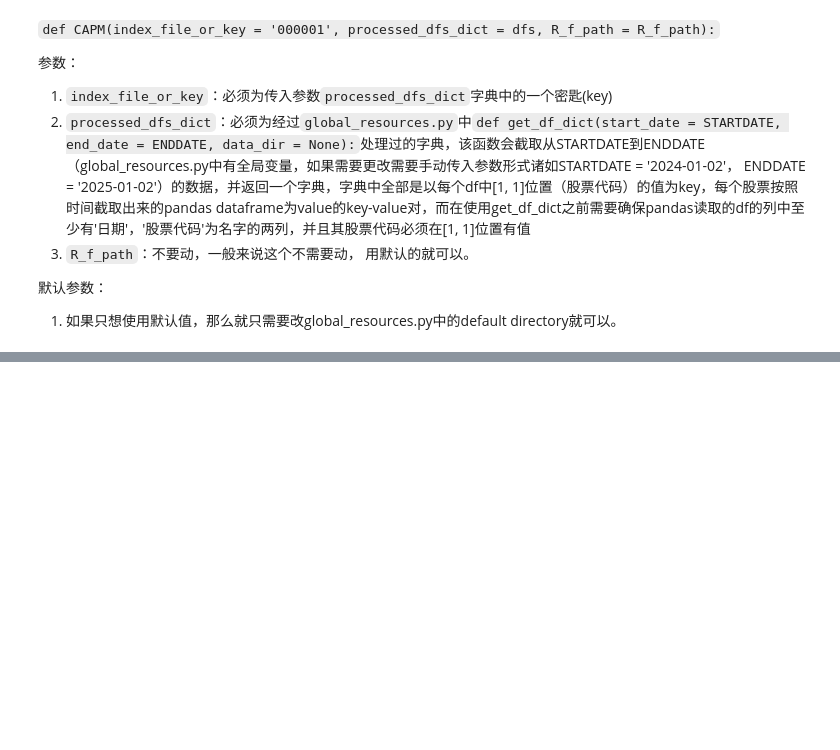
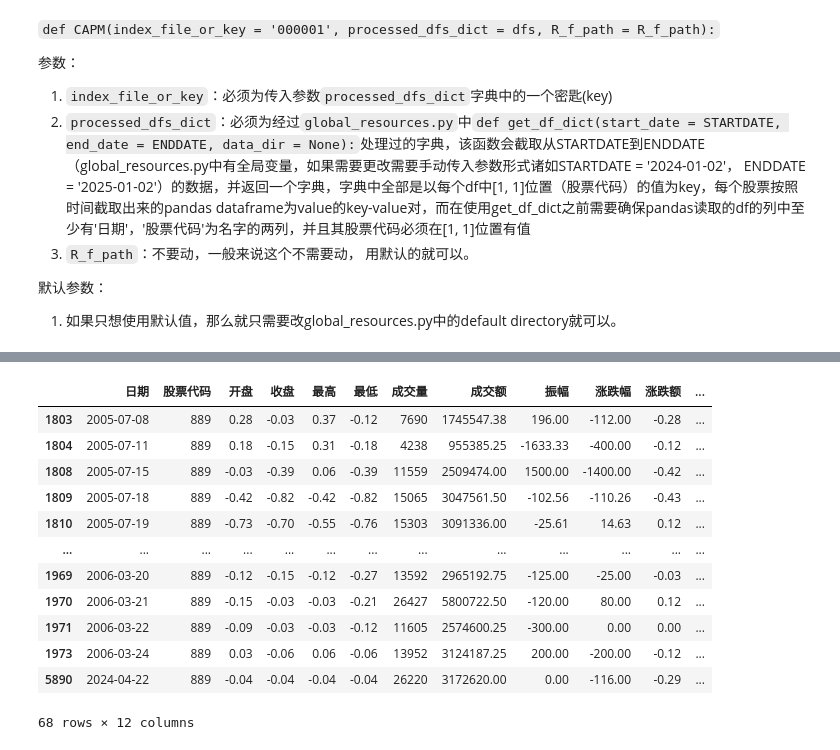
Before and after one commit to wsxrfv9090/Quantitative-Investment-Algorithms, a Jupyter notebook: test.ipynb, the cells around one changed output, grey strips where cells are left out. Cells and saved outputs as stored; diff of their text form; code cells hidden in the pictures; blank space fills up the shorter version.

```diff
--- a/test.ipynb
+++ b/test.ipynb
@@ -61,0 +98,16 @@ capm.plot_random_capm(df)
+# %%
+display(df[df['收盘'] < 0])
+# %% [output]
+|  | 日期 | 股票代码 | 开盘 | 收盘 | 最高 | 最低 | 成交量 | 成交额 | 振幅 | 涨跌幅 | 涨跌额 | ... |
+| 1803 | 2005-07-08 | 889 | 0.28 | -0.03 | 0.37 | -0.12 | 7690 | 1745547.38 | 196.00 | -112.00 | -0.28 | ... |
+| 1804 | 2005-07-11 | 889 | 0.18 | -0.15 | 0.31 | -0.18 | 4238 | 955385.25 | -1633.33 | -400.00 | -0.12 | ... |
+| 1808 | 2005-07-15 | 889 | -0.03 | -0.39 | 0.06 | -0.39 | 11559 | 2509474.00 | 1500.00 | -1400.00 | -0.42 | ... |
+| 1809 | 2005-07-18 | 889 | -0.42 | -0.82 | -0.42 | -0.82 | 15065 | 3047561.50 | -102.56 | -110.26 | -0.43 | ... |
+| 1810 | 2005-07-19 | 889 | -0.73 | -0.70 | -0.55 | -0.76 | 15303 | 3091336.00 | -25.61 | 14.63 | 0.12 | ... |
+| ... | ... | ... | ... | ... | ... | ... | ... | ... | ... | ... | ... | ... |
+| 1969 | 2006-03-20 | 889 | -0.12 | -0.15 | -0.12 | -0.27 | 13592 | 2965192.75 | -125.00 | -25.00 | -0.03 | ... |
+| 1970 | 2006-03-21 | 889 | -0.15 | -0.03 | -0.03 | -0.21 | 26427 | 5800722.50 | -120.00 | 80.00 | 0.12 | ... |
+| 1971 | 2006-03-22 | 889 | -0.09 | -0.03 | -0.03 | -0.12 | 11605 | 2574600.25 | -300.00 | 0.00 | 0.00 | ... |
+| 1973 | 2006-03-24 | 889 | 0.03 | -0.06 | 0.06 | -0.06 | 13952 | 3124187.25 | 200.00 | -200.00 | -0.12 | ... |
+| 5890 | 2024-04-22 | 889 | -0.04 | -0.04 | -0.04 | -0.04 | 26220 | 3172620.00 | 0.00 | -116.00 | -0.29 | ... |
+68 rows × 12 columns
```
Also changed, not shown: parts of 7 cells of this notebook, 4 other files.
